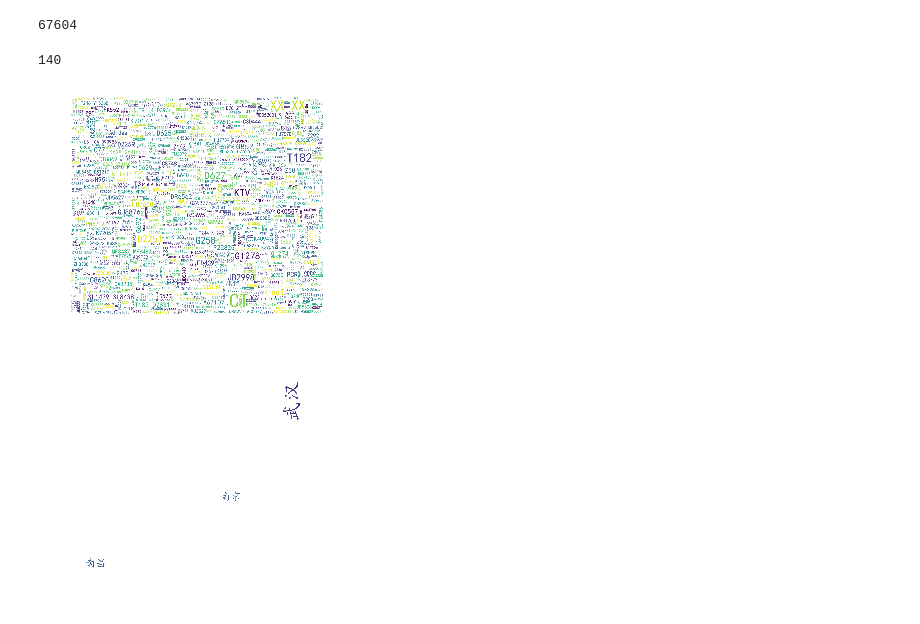
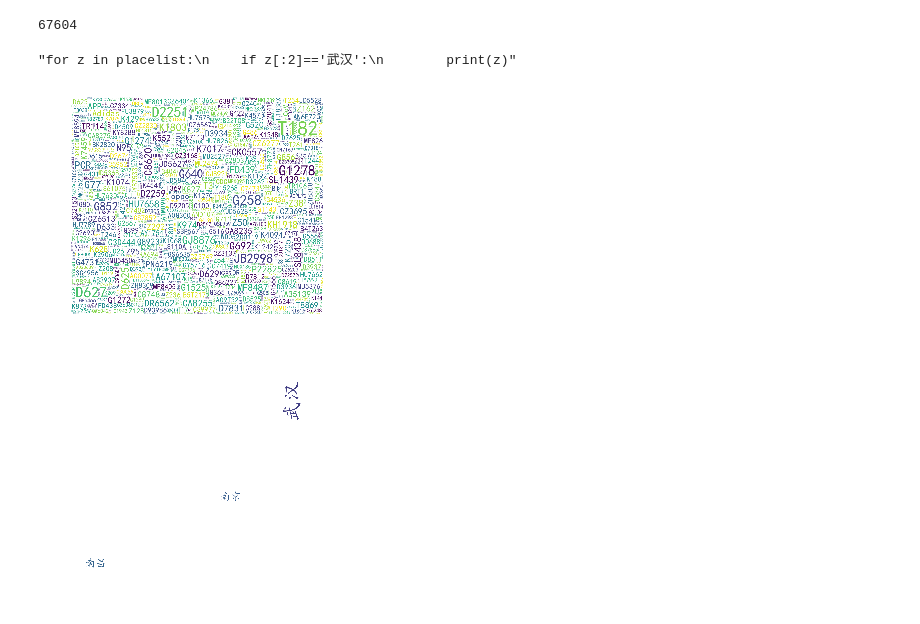
Before and after one commit to graphnj/pythontool, a Jupyter notebook: 2020.nconv-2019/trackanalysis.ipynb, the cells around one changed output. Saved outputs shown, nothing was run; the diff lists cells and outputs as text; code cells hidden in the pictures.

```diff
--- a/2020.nconv-2019/trackanalysis.ipynb
+++ b/2020.nconv-2019/trackanalysis.ipynb
@@ -93,7 +115,7 @@ try:
                 n.append(p.word)
             if p.flag=='ns' or p.flag =='nrt' or p.flag=='nz':
                 ns.append(p.word)
-            if p.flag=='eng':
+            if p.flag=='eng' and p.word!='XX':
                 gt.append(p.word)
         wordlist.extend(n)
         placelist.extend(ns)
@@ -108,42 +130,42 @@ print(len(wordlist))
 # %%
 wordliststr = ' '.join(wordlist)
 placeliststr=' '.join(placelist).replace('市','')
-gaotiestr=' '.join(gaotie)
+gaotiestr=' '.join(gaotie).replace('CT','').replace('KTV','')
 
 
 '''for z in placelist:
     if z[:2]=='武汉':
         print(z)'''
-placeliststr[141.index('武汉 武汉')
 # %% [output]
-140
+"for z in placelist:\n    if z[:2]=='武汉':\n        print(z)"
 # %%
 cloud = WordCloud(
     #设置字体，不指定就会出现乱码
     font_path="simkai.ttf",
     width=1000, height=860, margin=2,
     #font_path=path.join(d,'simsun.ttc'),
     #设置背景色
     background_color='white',
     #词云形状
     #mask=color_mask,
     #允许最大词汇
     max_words=1000,
+    collocations=False,
     #最大号字体
     max_font_size=80
 )
 word_cloud = cloud.generate(wordliststr) # 产生词云
 word_cloud.to_file("nCov2019-noun.jpg") #保存图片
 place_cloud = cloud.generate(placeliststr) # 产生词云
-word_cloud.to_file("nCov2019-nounplace.jpg") #保存图片
+place_cloud.to_file("nCov2019-nounplace.jpg") #保存图片
 gaotie_cloud = cloud.generate(gaotiestr) # 产生词云
-word_cloud.to_file("nCov2019-noungaotie.jpg") #保存图片
+gaotie_cloud.to_file("nCov2019-noungaotie.jpg") #保存图片
 #  显示词云图片
 plt.imshow(word_cloud)
 plt.axis('off')
 plt.show()
 # %% [output]
-[figure, old version]
+[figure, new version]
 # %%
 x = cloud.generate('武汉 南京,武汉,武汉 武汉 武汉 武汉 武汉 武汉 武汉 武汉 武汉 武汉 武汉 武汉 武汉 武汉 武汉 南昌') # 产生词云
 #word_cloud.to_file("nCov2019-noungaotie.jpg") #保存图片
```
Also changed, not shown: parts of 2 cells of this notebook, 3 other files.
